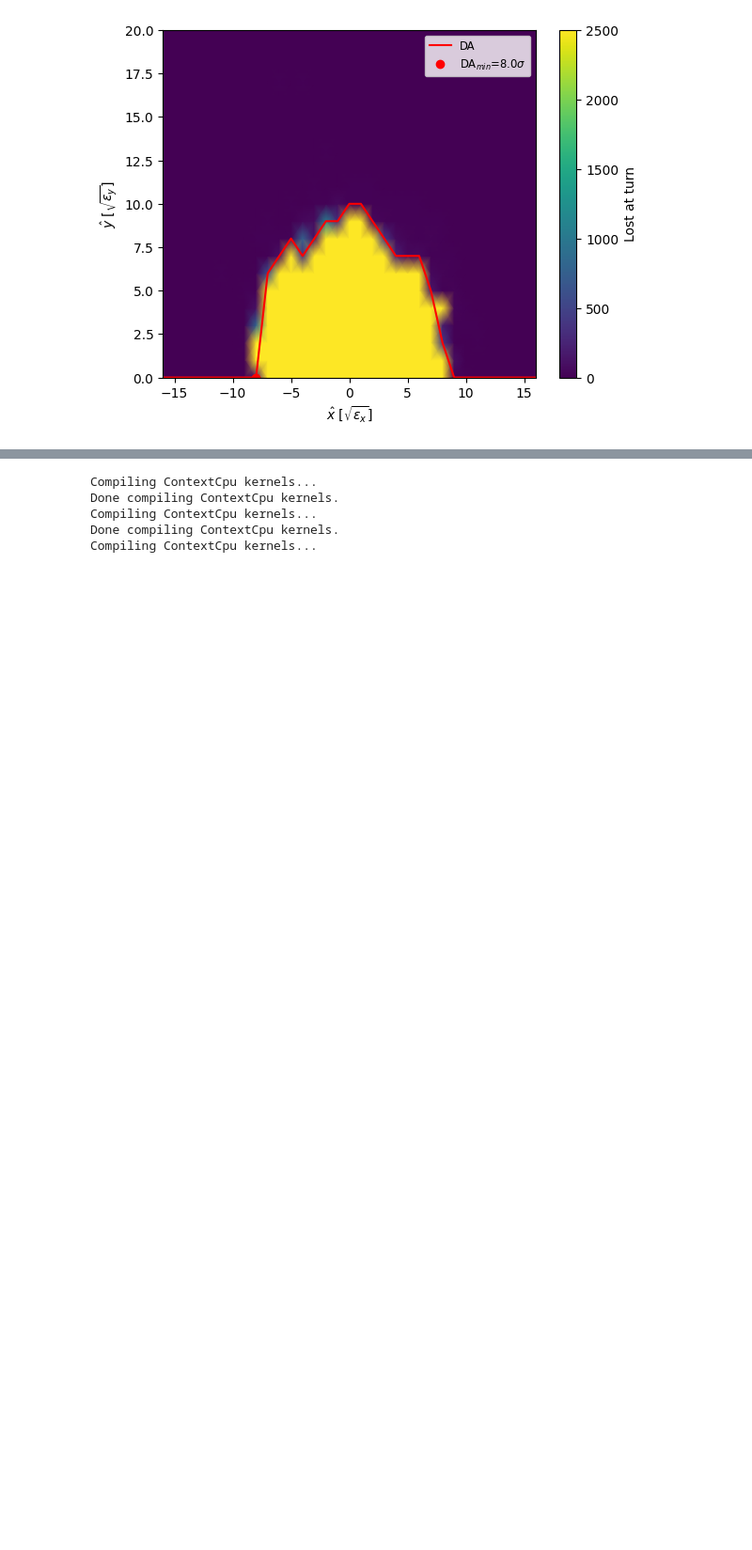
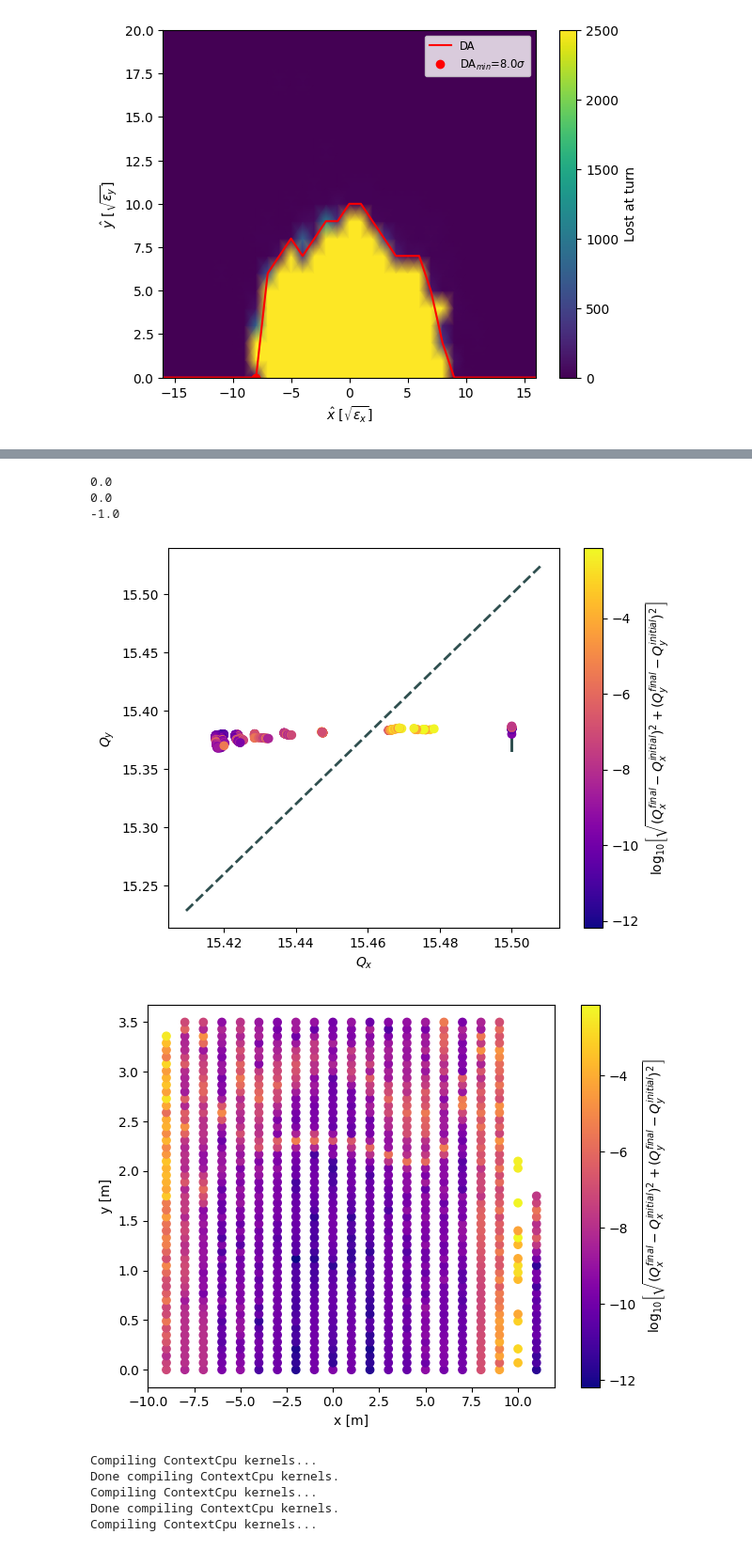
Before and after one commit to Maddie-jpg/polarizer-ring-studies, a Jupyter notebook: Design 1/builder_script.ipynb, the cells around one changed output, grey strips where cells are left out. Shown at 94% size. Drawn from its saved outputs; the diff is of its cells as text; code cells hidden in the pictures; blank space fills up the shorter version.

```diff
--- a/Design 1/builder_script.ipynb
+++ b/Design 1/builder_script.ipynb
@@ -299,7 +299,7 @@ parameters['study_parameters'] = {
     'ini_cond_type' : 'grid_DA', # grid_DA, grid_MA, distribution_matched, distribution_injected
     'output_dir' : 'out',
     'number_of_turns' : 2500,
-    'number_of_particles' : 10000,
+    'number_of_particles' : 1000,
     'inv1': 0, # np.arange(2)+1,
     'inv2': 0, # np.arange(2,2+3)+1,
     'start_element' : 'QD1_R1', # 'ca1.1','ip' #'rf400'
@@ -339,7 +339,6 @@ particles.sort(interleave_lost_particles=True)
 #                             particle_id_to_use='all')
 # xutil.save_dict_to_h5(f'{output_dir}/dic_particles_all.h5', dic_particles_all)
 
-momentum_offsets = [-0.01, -0.005, 0.0, 0.005, 0.01]
 
 # liftime = my_xpf.particle_population_vs_turns (dic_particles_all['state'], T_rev0=tw.T_rev0)
 # my_xpf.phase_space_evolution_difference (dic_particles_all['zeta'][:,0], dic_particles_all['delta'][:,0], dic_particles_all['zeta'][:,-1], dic_particles_all['delta'][:,-1], x_axis_label=r'$z~[m]$', y_axis_label=r'$\delta$')
@@ -359,17 +358,45 @@ Done compiling ContextCpu kernels.
 [figure]
 [figure]
 # %%
-'''line.configure_radiation(model=None)
+line.configure_radiation(model=None)
+parameters['study_parameters'] = {
+    'ini_cond_type' : 'grid_DA', # grid_DA, grid_MA, distribution_matched, distribution_injected
+    'output_dir' : 'out',
+    'number_of_turns' : 2500,
+    'number_of_particles' : 10000,
+    'inv1': 0, # np.arange(2)+1,
+    'inv2': 0, # np.arange(2,2+3)+1,
+    'start_element' : 'QD1_R1', # 'ca1.1','ip' #'rf400'
+    'ini_cond_nemittance_x':13000e-6,
+    'ini_cond_nemittance_y': 12000e-6,
+    'ini_cond_bunch_length': 4.8e-3,
+    'ini_cond_energy_spread': 2e-3,
+    'ini_cond_energy_offset': None,
+    'new_closed_orbit': None, # {'x': -x_co_inj_marker, 'px': None, 'y': None, 'py': None, 'zeta': None, 'delta': None}
+    'covariance_dispertion_free': False
+}
+
+
+## Initial conditions
+#particles = xutil.generate_particle_distribution (line, parameters['study_parameters'], beambeam_strength_used=1, radiation_off=True)
+particles, grid_details = xutil.generate_particle_grid (line, parameters['study_parameters'],max_r_y = 4)
+
+## Tracking studies
+
 
 
 ## Change context for multy CPU for tracking
 line.discard_tracker()
 line.build_tracker(_context=context_tracking)
 
-particles.reorganize()
+
 # Use tracking
 line.track(particles, num_turns=parameters['study_parameters']['number_of_turns'], turn_by_turn_monitor=True, time=True, with_progress=10, freeze_longitudinal=True)
-particles.sort(interleave_lost_particles=True)
+
+
+## Change context for multy CPU for tracking
+
+#particles.sort(interleave_lost_particles=True)
 
 tracking_data=xutil.tracking_data_process (tracking_data=line.record_last_track,
                             #monitor_twiss=tw.rows[0],
@@ -385,10 +412,6 @@ Qy_start = xutil.nafflib_tune_calculation(tracking_data['y'][:, :1000], pq_coord
 # Window 2: Last 1000 turns (e.g., from turn 1000 to 2000)
 Qx_end = xutil.nafflib_tune_calculation(tracking_data['x'][:, 1500:2500], pq_coordinates=tracking_data['px'][:, 1500:2500], number_harmonics=1)
 Qy_end = xutil.nafflib_tune_calculation(tracking_data['y'][:, 1500:2500], pq_coordinates=tracking_data['py'][:, 1500:2500], number_harmonics=1)
-
-
-
-my_xpf.tune_diffusion (Qx_start['Q1'], Qx_end['Q1'], Qy_start['Q1'], Qy_end['Q1'], initial_conditions_x_axis=grid_details['x_normalized'], initial_conditions_y_axis=grid_details['y_normalized'], xlabel='x [m]', ylabel='y [m]', resonance_orders=(1,2,3,4), annotate=False, delta_value= None)'''
 # %% [output]
 Compiling ContextCpu kernels...
 Done compiling ContextCpu kernels.
@@ -398,3 +443,13 @@ IndexError: index 0 is out of bounds for axis 0 with size 0
+# %%
+
+
+my_xpf.tune_diffusion (Qx_start['Q1']+15, Qx_end['Q1']+15, Qy_start['Q1']+15, Qy_end['Q1']+15, initial_conditions_x_axis=grid_details['x_normalized'], initial_conditions_y_axis=grid_details['y_normalized'], xlabel='x [m]', ylabel='y [m]', resonance_orders=(1,2,3,4), annotate=True, delta_value= None)
+# %% [output]
+0.0
+0.0
+-1.0
+[figure, added]
+[figure, added]
 # %%
 line.configure_radiation(model=None)
 
```
Also changed, not shown: parts of 1 cell of this notebook, 2 other files.
